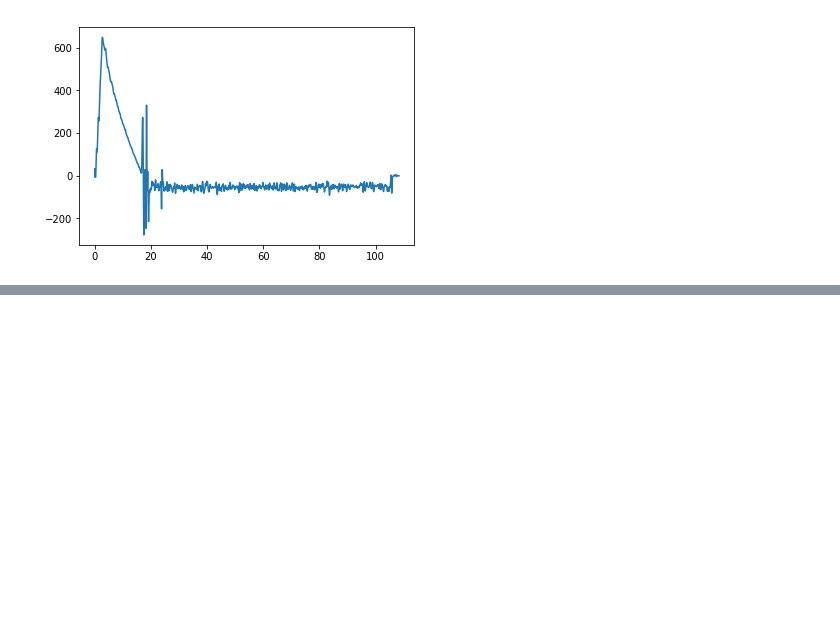
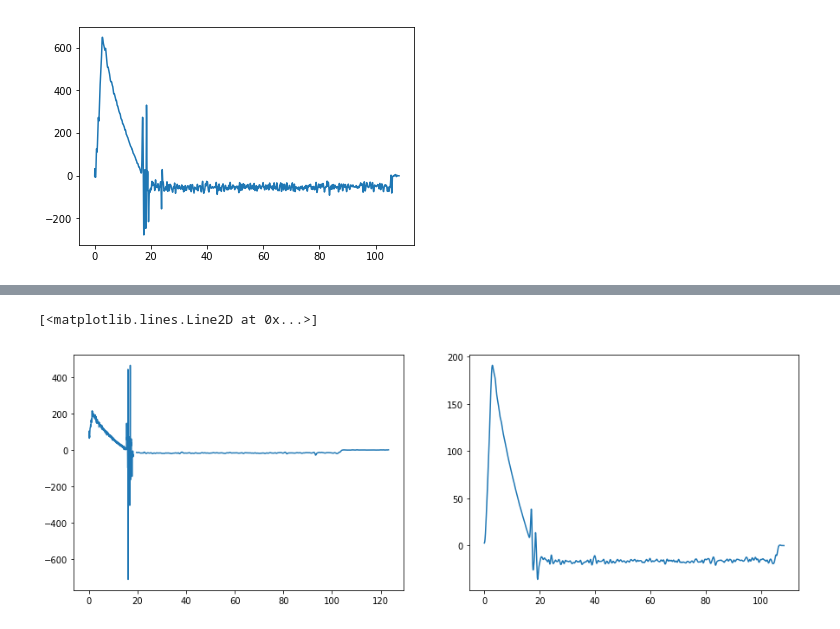
Before and after one commit to DuncanBark/Data_Analysis, a Jupyter notebook: OYAltimeters.ipynb, the cells around one changed output, grey strips where cells are left out. Cells and saved outputs as stored; diff of their text form; code cells hidden in the pictures; blank space fills up the shorter version.

```diff
--- a/OYAltimeters.ipynb
+++ b/OYAltimeters.ipynb
@@ -209,0 +223,20 @@ plot(slTime, slVelAdj)
+# %%
+emVelAdj2 = list(emVel)
+slVelAdj2 = list(slVel)
+slVelAdj2 = [x/3.2808 for x in slVelAdj2] #ft to m
+
+emVelAdj2 = gaussian_filter1d(emVelAdj2, 3)
+slVelAdj2 = gaussian_filter1d(slVelAdj2, 5)
+# %%
+# base data plot
+
+figure(figsize = (15,5))
+
+subplot(121)
+plot(emTime, emVelAdj2)
+
+subplot(122)
+plot(slTime, slVelAdj2)
+# %% [output]
+[<matplotlib.lines.Line2D at 0x...>]
+[figure, added]
```
Also changed, not shown: parts of 9 cells of this notebook.
